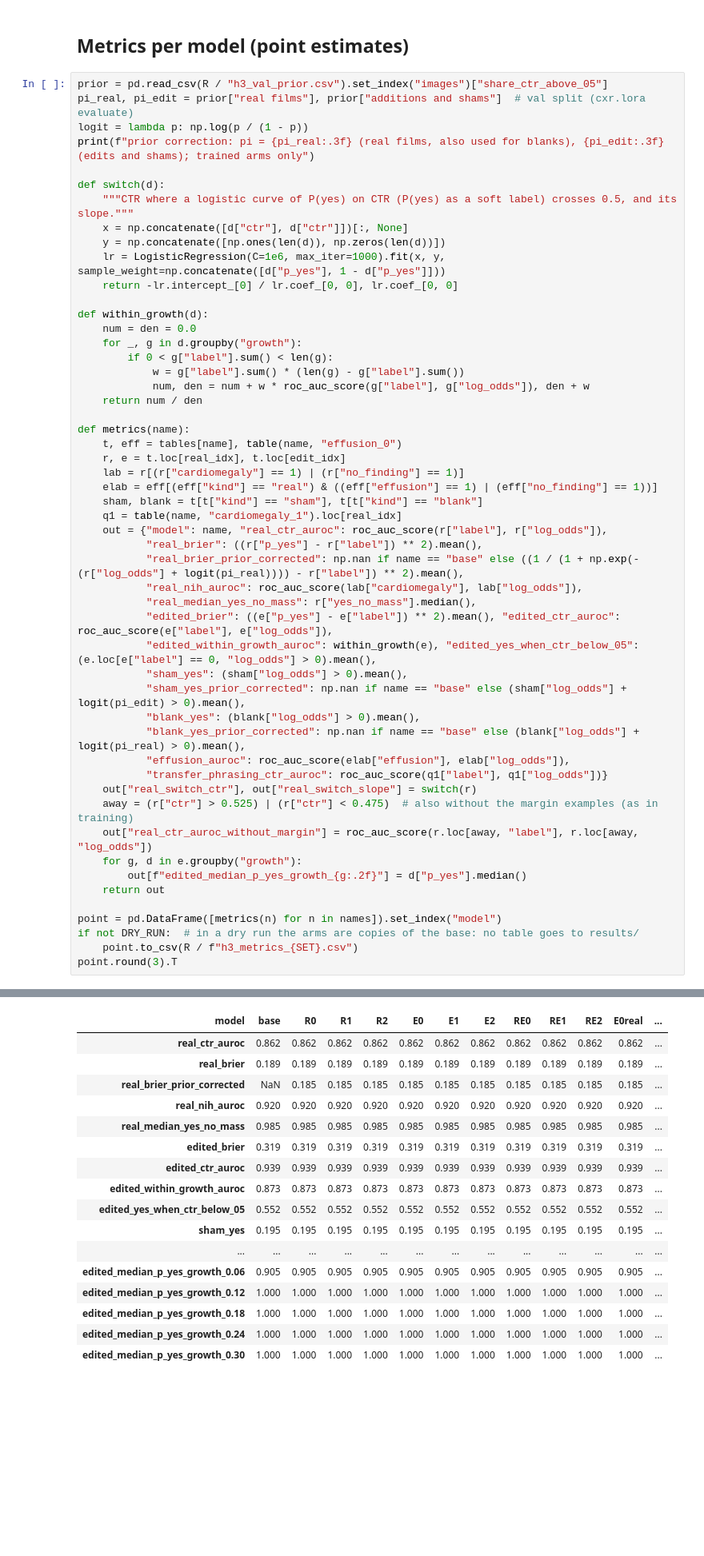
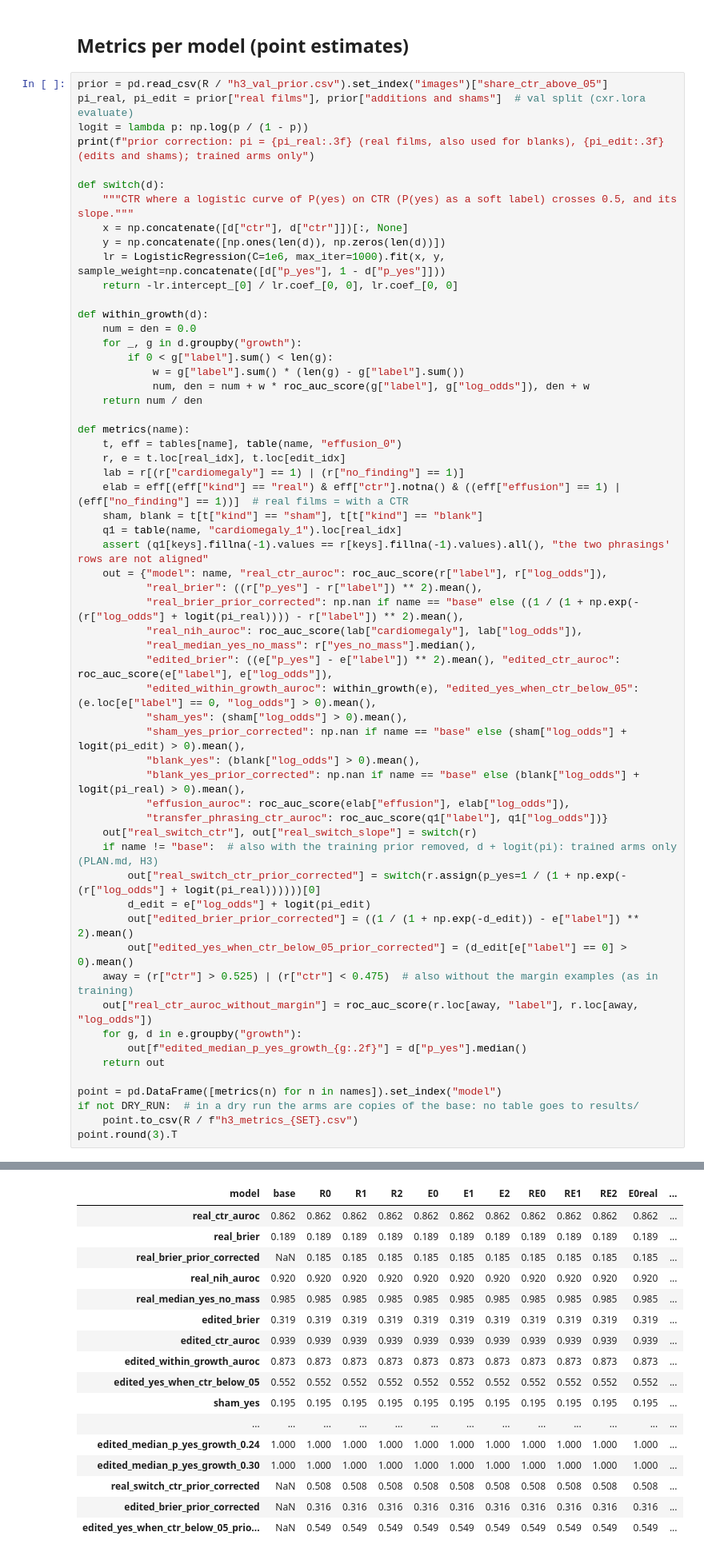
Before and after one commit to m871-akram/cxr-grounding, a Jupyter notebook: notebooks/05_h3_eval.ipynb, the cells around one changed output, grey strips where cells are left out. Shown at 80% size. Cells and saved outputs as stored; diff of their text form; blank space fills up the shorter version.

Commit message:
H3 evaluation notebook: per-seed sign for both H3.1 deciding contrasts, both falsification ways, gain ratio and prior-corrected values; review entry

```diff
--- a/notebooks/05_h3_eval.ipynb
+++ b/notebooks/05_h3_eval.ipynb
@@ -161,9 +161,10 @@ def metrics(name):
     t, eff = tables[name], table(name, "effusion_0")
     r, e = t.loc[real_idx], t.loc[edit_idx]
     lab = r[(r["cardiomegaly"] == 1) | (r["no_finding"] == 1)]
-    elab = eff[(eff["kind"] == "real") & ((eff["effusion"] == 1) | (eff["no_finding"] == 1))]
+    elab = eff[(eff["kind"] == "real") & eff["ctr"].notna() & ((eff["effusion"] == 1) | (eff["no_finding"] == 1))]  # real films = with a CTR
     sham, blank = t[t["kind"] == "sham"], t[t["kind"] == "blank"]
     q1 = table(name, "cardiomegaly_1").loc[real_idx]
+    assert (q1[keys].fillna(-1).values == r[keys].fillna(-1).values).all(), "the two phrasings' rows are not aligned"
     out = {"model": name, "real_ctr_auroc": roc_auc_score(r["label"], r["log_odds"]),
            "real_brier": ((r["p_yes"] - r["label"]) ** 2).mean(),
            "real_brier_prior_corrected": np.nan if name == "base" else ((1 / (1 + np.exp(-(r["log_odds"] + logit(pi_real)))) - r["label"]) ** 2).mean(),
@@ -175,38 +176,43 @@ def metrics(name):
            "sham_yes_prior_corrected": np.nan if name == "base" else (sham["log_odds"] + logit(pi_edit) > 0).mean(),
            "blank_yes": (blank["log_odds"] > 0).mean(),
            "blank_yes_prior_corrected": np.nan if name == "base" else (blank["log_odds"] + logit(pi_real) > 0).mean(),
            "effusion_auroc": roc_auc_score(elab["effusion"], elab["log_odds"]),
            "transfer_phrasing_ctr_auroc": roc_auc_score(q1["label"], q1["log_odds"])}
     out["real_switch_ctr"], out["real_switch_slope"] = switch(r)
+    if name != "base":  # also with the training prior removed, d + logit(pi): trained arms only (PLAN.md, H3)
+        out["real_switch_ctr_prior_corrected"] = switch(r.assign(p_yes=1 / (1 + np.exp(-(r["log_odds"] + logit(pi_real))))))[0]
+        d_edit = e["log_odds"] + logit(pi_edit)
+        out["edited_brier_prior_corrected"] = ((1 / (1 + np.exp(-d_edit)) - e["label"]) ** 2).mean()
+        out["edited_yes_when_ctr_below_05_prior_corrected"] = (d_edit[e["label"] == 0] > 0).mean()
     away = (r["ctr"] > 0.525) | (r["ctr"] < 0.475)  # also without the margin examples (as in training)
     out["real_ctr_auroc_without_margin"] = roc_auc_score(r.loc[away, "label"], r.loc[away, "log_odds"])
     for g, d in e.groupby("growth"):
         out[f"edited_median_p_yes_growth_{g:.2f}"] = d["p_yes"].median()
     return out
 
 point = pd.DataFrame([metrics(n) for n in names]).set_index("model")
 if not DRY_RUN:  # in a dry run the arms are copies of the base: no table goes to results/
     point.to_csv(R / f"h3_metrics_{SET}.csv")
 point.round(3).T
 # %% [output]
 prior correction: pi = 0.210 (real films, also used for blanks), 0.411 (edits and shams); trained arms only
 | model | base | R0 | R1 | R2 | E0 | E1 | E2 | RE0 | RE1 | RE2 | E0real | ... |
 | real_ctr_auroc | 0.862 | 0.862 | 0.862 | 0.862 | 0.862 | 0.862 | 0.862 | 0.862 | 0.862 | 0.862 | 0.862 | ... |
 | real_brier | 0.189 | 0.189 | 0.189 | 0.189 | 0.189 | 0.189 | 0.189 | 0.189 | 0.189 | 0.189 | 0.189 | ... |
 | real_brier_prior_corrected | NaN | 0.185 | 0.185 | 0.185 | 0.185 | 0.185 | 0.185 | 0.185 | 0.185 | 0.185 | 0.185 | ... |
 | real_nih_auroc | 0.920 | 0.920 | 0.920 | 0.920 | 0.920 | 0.920 | 0.920 | 0.920 | 0.920 | 0.920 | 0.920 | ... |
 | real_median_yes_no_mass | 0.985 | 0.985 | 0.985 | 0.985 | 0.985 | 0.985 | 0.985 | 0.985 | 0.985 | 0.985 | 0.985 | ... |
 | edited_brier | 0.319 | 0.319 | 0.319 | 0.319 | 0.319 | 0.319 | 0.319 | 0.319 | 0.319 | 0.319 | 0.319 | ... |
 | edited_ctr_auroc | 0.939 | 0.939 | 0.939 | 0.939 | 0.939 | 0.939 | 0.939 | 0.939 | 0.939 | 0.939 | 0.939 | ... |
 | edited_within_growth_auroc | 0.873 | 0.873 | 0.873 | 0.873 | 0.873 | 0.873 | 0.873 | 0.873 | 0.873 | 0.873 | 0.873 | ... |
 | edited_yes_when_ctr_below_05 | 0.552 | 0.552 | 0.552 | 0.552 | 0.552 | 0.552 | 0.552 | 0.552 | 0.552 | 0.552 | 0.552 | ... |
 | sham_yes | 0.195 | 0.195 | 0.195 | 0.195 | 0.195 | 0.195 | 0.195 | 0.195 | 0.195 | 0.195 | 0.195 | ... |
 | ... | ... | ... | ... | ... | ... | ... | ... | ... | ... | ... | ... | ... |
-| edited_median_p_yes_growth_0.06 | 0.905 | 0.905 | 0.905 | 0.905 | 0.905 | 0.905 | 0.905 | 0.905 | 0.905 | 0.905 | 0.905 | ... |
-| edited_median_p_yes_growth_0.12 | 1.000 | 1.000 | 1.000 | 1.000 | 1.000 | 1.000 | 1.000 | 1.000 | 1.000 | 1.000 | 1.000 | ... |
-| edited_median_p_yes_growth_0.18 | 1.000 | 1.000 | 1.000 | 1.000 | 1.000 | 1.000 | 1.000 | 1.000 | 1.000 | 1.000 | 1.000 | ... |
 | edited_median_p_yes_growth_0.24 | 1.000 | 1.000 | 1.000 | 1.000 | 1.000 | 1.000 | 1.000 | 1.000 | 1.000 | 1.000 | 1.000 | ... |
 | edited_median_p_yes_growth_0.30 | 1.000 | 1.000 | 1.000 | 1.000 | 1.000 | 1.000 | 1.000 | 1.000 | 1.000 | 1.000 | 1.000 | ... |
+| real_switch_ctr_prior_corrected | NaN | 0.508 | 0.508 | 0.508 | 0.508 | 0.508 | 0.508 | 0.508 | 0.508 | 0.508 | 0.508 | ... |
+| edited_brier_prior_corrected | NaN | 0.316 | 0.316 | 0.316 | 0.316 | 0.316 | 0.316 | 0.316 | 0.316 | 0.316 | 0.316 | ... |
+| edited_yes_when_ctr_below_05_prio... | NaN | 0.549 | 0.549 | 0.549 | 0.549 | 0.549 | 0.549 | 0.549 | 0.549 | 0.549 | 0.549 | ... |
 # %% [markdown]
 ## Paired patient bootstrap
 
```
Also changed, not shown: parts of 2 cells of this notebook, 1 other file.
